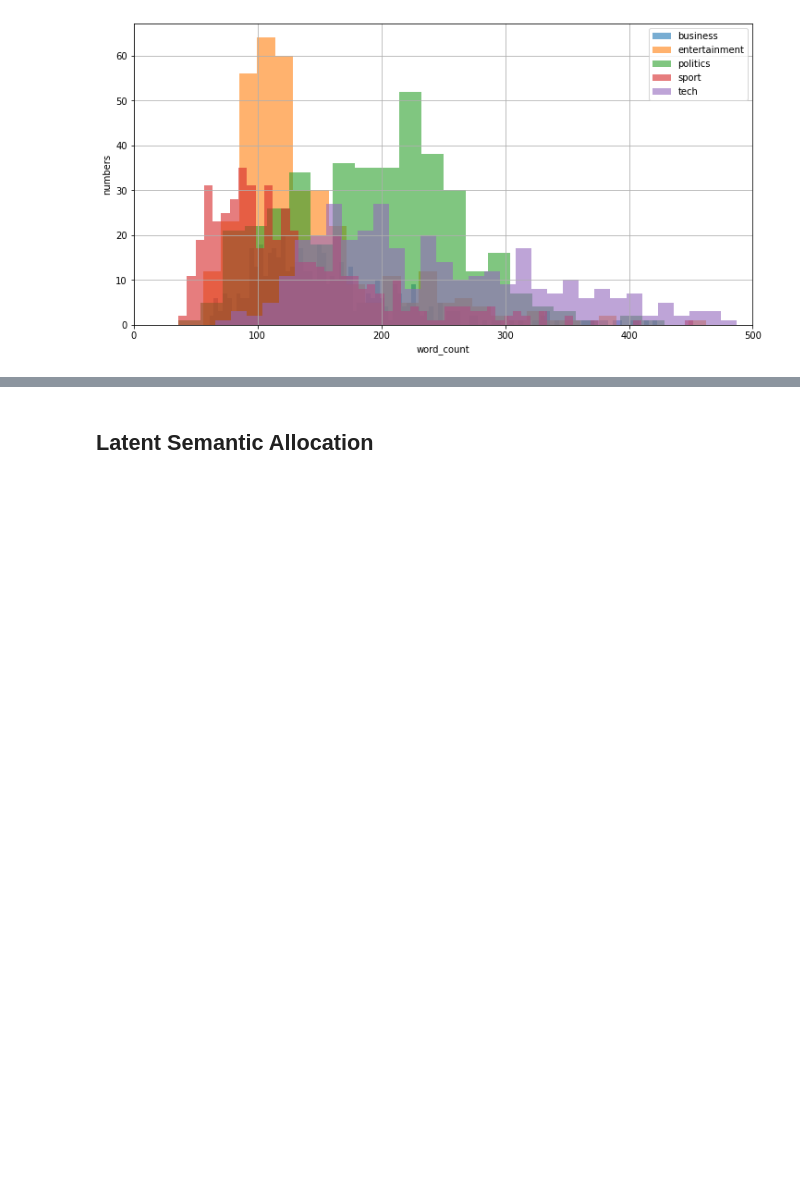
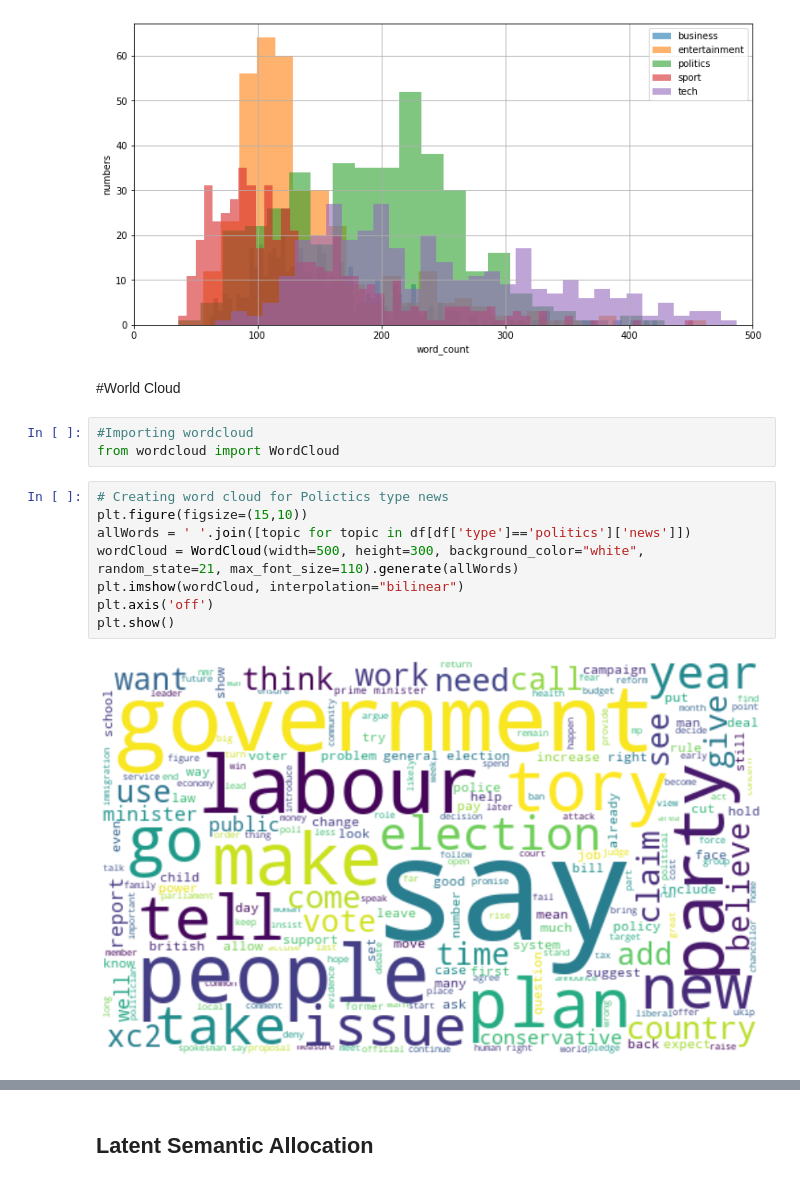
Before and after one commit to VaibhavBhusawale/-Bike-Sharing-Demand-Prediction, a Jupyter notebook: Copy_of_Topic_Modeling_on_News_Articles_Capstone_Project.ipynb, the cells around one changed output, grey strips where cells are left out. Drawn from its saved outputs; the diff is of its cells as text; blank space fills up the shorter version.

```diff
--- a/Copy_of_Topic_Modeling_on_News_Articles_Capstone_Project.ipynb
+++ b/Copy_of_Topic_Modeling_on_News_Articles_Capstone_Project.ipynb
@@ -413,3 +413,18 @@ plt.grid()
 plt.show()
 # %% [output]
 [figure]
+# %% [markdown]
+#World Cloud
+# %%
+#Importing wordcloud
+from wordcloud import WordCloud
+# %%
+# Creating word cloud for Polictics type news
+plt.figure(figsize=(15,10))
+allWords = ' '.join([topic for topic in df[df['type']=='politics']['news']])
+wordCloud = WordCloud(width=500, height=300, background_color="white", random_state=21, max_font_size=110).generate(allWords)
+plt.imshow(wordCloud, interpolation="bilinear")
+plt.axis('off')
+plt.show()
+# %% [output]
+[figure, added]
```
Also changed, not shown: parts of 8 cells of this notebook.
